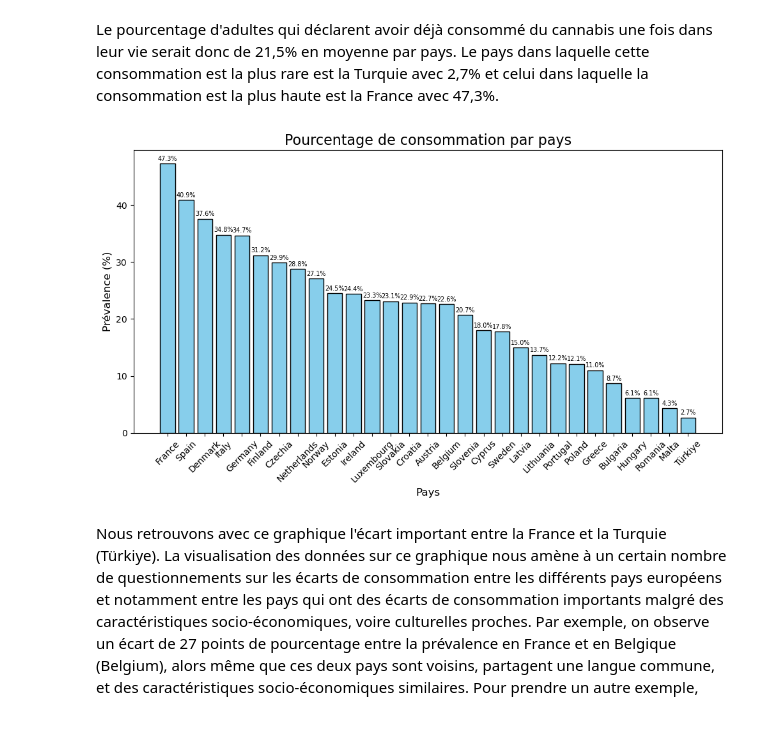
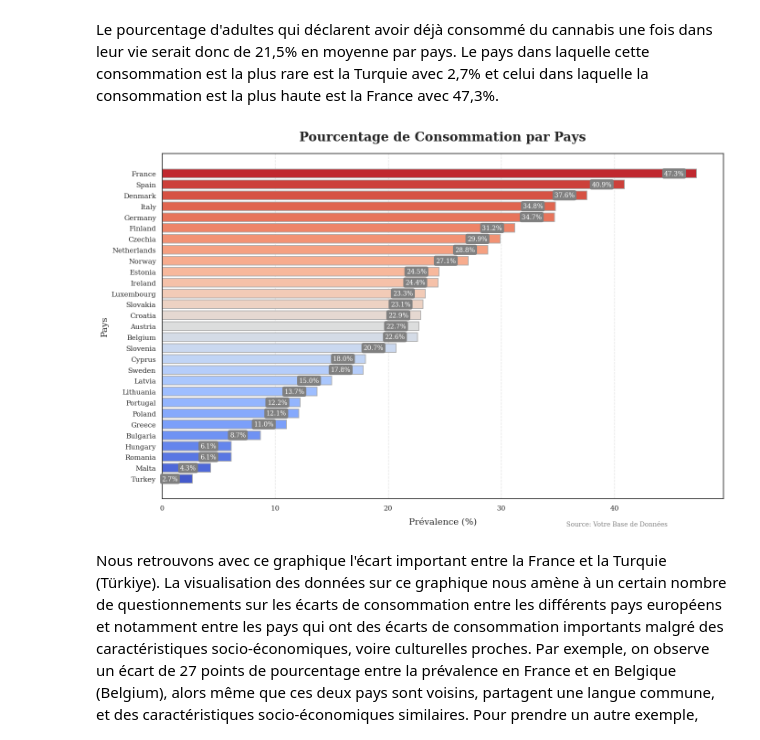
Before and after one commit to refouch/Projet_Python_2A, a Jupyter notebook: Notebook_Final.ipynb, the cells around one changed output. Cells and saved outputs as stored; diff of their text form; code cells hidden in the pictures.

Commit message:
Modification graphiques

```diff
--- a/Notebook_Final.ipynb
+++ b/Notebook_Final.ipynb
@@ -41,40 +51,53 @@ print(dfcurrentadultslf.describe())
 Le pourcentage d'adultes qui déclarent avoir déjà consommé du cannabis une fois dans leur vie serait donc de 21,5% en moyenne par pays. Le pays dans laquelle cette consommation est la plus rare est la Turquie avec 2,7% et celui dans laquelle la consommation est la plus haute est la France avec 47,3%.
 # %%
 import matplotlib.pyplot as plt
+import seaborn as sns
 
-
-# Trier le DataFrame par ordre croissant de la colonne 'Prevalence (%)'
-df_sorted = dfcurrentadultslf.sort_values(by='Prevalence (%)', ascending= False)
+# Trier le DataFrame par ordre décroissant de la colonne 'Prevalence (%)'
+df_sorted = dfcurrentadultslf.sort_values(by='Prevalence (%)', ascending=False)
 
 # Extraction des données triées
 countries = df_sorted['Country']
 prevalence = df_sorted['Prevalence (%)']
 
-# Initialisation du graphique
-plt.figure(figsize=(10, 6))
+# Initialisation du style et du graphique
+sns.set_theme(style="white", palette="muted", font="serif")
+plt.figure(figsize=(14, 9))
 
-# Création du graphique en barres
-plt.bar(countries, prevalence, color='skyblue', edgecolor='black')
+# Création du graphique en barres horizontales
+bars = plt.barh(countries, prevalence, color=sns.color_palette("coolwarm_r", len(countries)), edgecolor='darkgray', linewidth=1.2)
 
-# Ajout des titres et labels
-plt.title('Pourcentage de consommation par pays', fontsize=16)
-plt.xlabel('Pays', fontsize=12)
-plt.ylabel('Prévalence (%)', fontsize=12)
+# Inverser l'ordre des pays pour correspondre au tri décroissant
+plt.gca().invert_yaxis()
 
-# Ajout des valeurs sur les barres (optionnel)
-for i, value in enumerate(prevalence):
-    plt.text(i, value + 0.5, f"{value:.1f}%", ha='center', fontsize=7)
+# Ajout des titres et labels stylisés
+plt.title('Pourcentage de Consommation par Pays', fontsize=20, weight='bold', pad=20)
+plt.xlabel('Prévalence (%)', fontsize=14, labelpad=10)
+plt.ylabel('Pays', fontsize=14)
 
-# Rotation des étiquettes pour les pays si nécessaire
-plt.xticks(rotation=45)
+# Affichage des valeurs sur les barres avec des bulles arrondies
+for bar, value in zip(bars, prevalence):
+    plt.text(bar.get_width() - 2,
+             bar.get_y() + bar.get_height() / 2,
+             f"{value:.1f}%",
+             ha='center', va='center',
+             color='white', fontsize=10,
+             bbox=dict(facecolor='gray', edgecolor='none', boxstyle='round,pad=0.3'))
 
-# Ajustement des marges
+# Personnalisation des axes
+plt.tick_params(axis='both', which='major', labelsize=11)
+plt.grid(axis='x', linestyle='--', alpha=0.5)
+
+# Ajustement des marges pour un meilleur rendu
 plt.tight_layout()
+
+# Ajout d'une légende
+plt.figtext(0.9, 0.02, 'Source: Votre Base de Données', ha='right', fontsize=10, color='gray')
 
 # Affichage
 plt.show()
 # %% [output]
-[figure, old version]
+[figure, new version]
 # %% [markdown]
 Nous retrouvons avec ce graphique l'écart important entre la France et la Turquie (Türkiye). La visualisation des données sur ce graphique nous amène à un certain nombre de questionnements sur les écarts de consommation entre les différents pays européens et notamment entre les pays qui ont des écarts de consommation importants malgré des caractéristiques socio-économiques, voire culturelles proches. Par exemple, on observe un écart de 27 points de pourcentage entre la prévalence en France et en Belgique (Belgium), alors même que ces deux pays sont voisins, partagent une langue commune, et des caractéristiques socio-économiques similaires.
 Pour prendre un autre exemple, nous allons nous intéresser aux pays baltes. Il ne parait pas irréaliste de prétendre que la Lettonie (Latvia), la Lituanie (Lithuania) et l'Estonie (Estonia) peuvent être comparés de manière pertinente. Si le pourcentage de prévalence est quasiment le même entre la Lettonie et la Lituanie, entre 14 et 15%, il est de 24,5% en Estonie.
```
Also changed, not shown: parts of 5 cells of this notebook.
